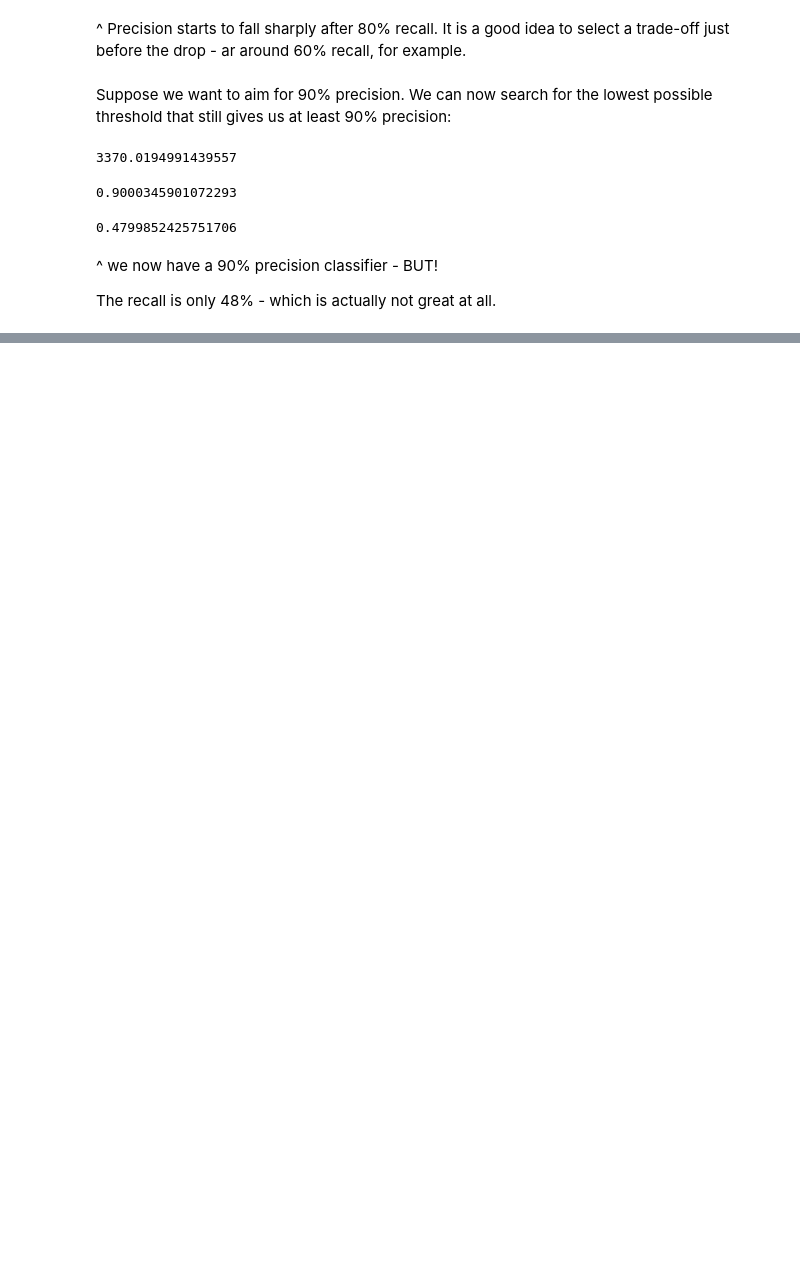
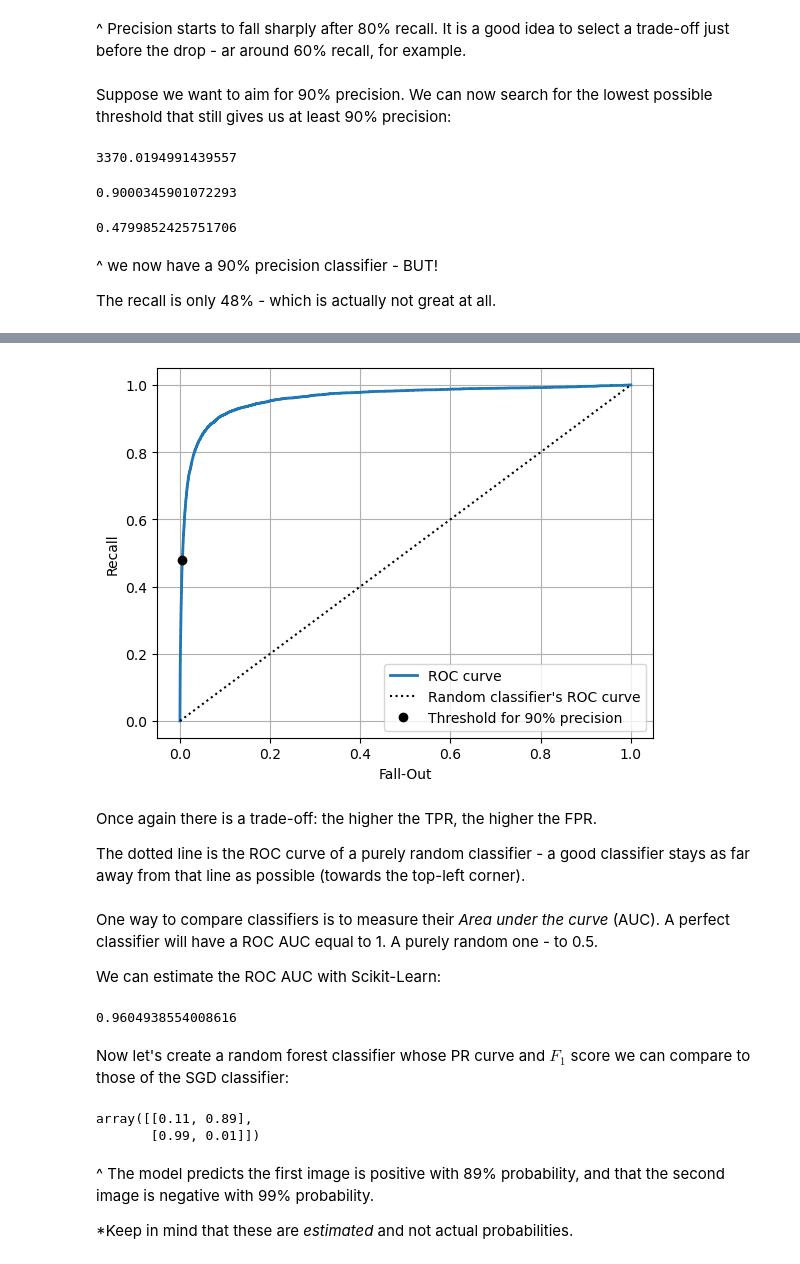
Before and after one commit to Adrifot/ml_basics, a Jupyter notebook: hands_on_ml_examples/mnist.ipynb, the cells around one changed output, grey strips where cells are left out. Drawn from its saved outputs; the diff is of its cells as text; code cells hidden in the pictures; blank space fills up the shorter version.

```diff
--- a/hands_on_ml_examples/mnist.ipynb
+++ b/hands_on_ml_examples/mnist.ipynb
@@ -270,0 +281,34 @@ The recall is only 48% - which is actually not great at all.
+# %%
+from sklearn.metrics import roc_curve
+
+fpr, tpr, thresholds = roc_curve(y_train_5, y_scores) # compute TPR and FPR
+# %%
+idx_for_threshold_at_90 = (thresholds <= threshold_for_90_precision).argmax()
+tpr_90, fpr_90 = tpr[idx_for_threshold_at_90], fpr[idx_for_threshold_at_90]
+
+plt.plot(fpr, tpr, linewidth=2, label="ROC curve")
+plt.plot([0, 1], [0, 1], 'k:', label="Random classifier's ROC curve")
+plt.plot([fpr_90], [tpr_90], "ko", label="Threshold for 90% precision")
+plt.grid(True)
+plt.legend()
+plt.xlabel("Fall-Out")
+plt.ylabel("Recall")
+plt.show()
+# %% [output]
+[figure, added]
+# %% [markdown]
+Once again there is a trade-off: the higher the TPR, the higher the FPR.
+
+The dotted line is the ROC curve of a purely random classifier - a good classifier stays as far away from that line as possible (towards the top-left corner).
+# %% [markdown]
+One way to compare classifiers is to measure their _Area under the curve_ (AUC). A perfect classifier will have a ROC AUC equal to 1. A purely random one - to 0.5.
+
+We can estimate the ROC AUC with Scikit-Learn:
+# %%
+from sklearn.metrics import roc_auc_score
+
+roc_auc_score(y_train_5, y_scores)
+# %% [output]
+0.9604938554008616
+# %% [markdown]
+Now let's create a random forest classifier whose PR curve and $F_1$ score we can compare to those of the SGD classifier:
@@ -270,0 +321,9 @@ The recall is only 48% - which is actually not great at all.
+# %%
+y_probas_forest[:2] # class probabilities for the first two images in the training set
+# %% [output]
+array([[0.11, 0.89],
+       [0.99, 0.01]])
+# %% [markdown]
+^ The model predicts the first image is positive with 89% probability, and that the second image is negative with 99% probability.
+
+*Keep in mind that these are _estimated_ and not actual probabilities.
```
Also changed, not shown: parts of 8 cells of this notebook.
